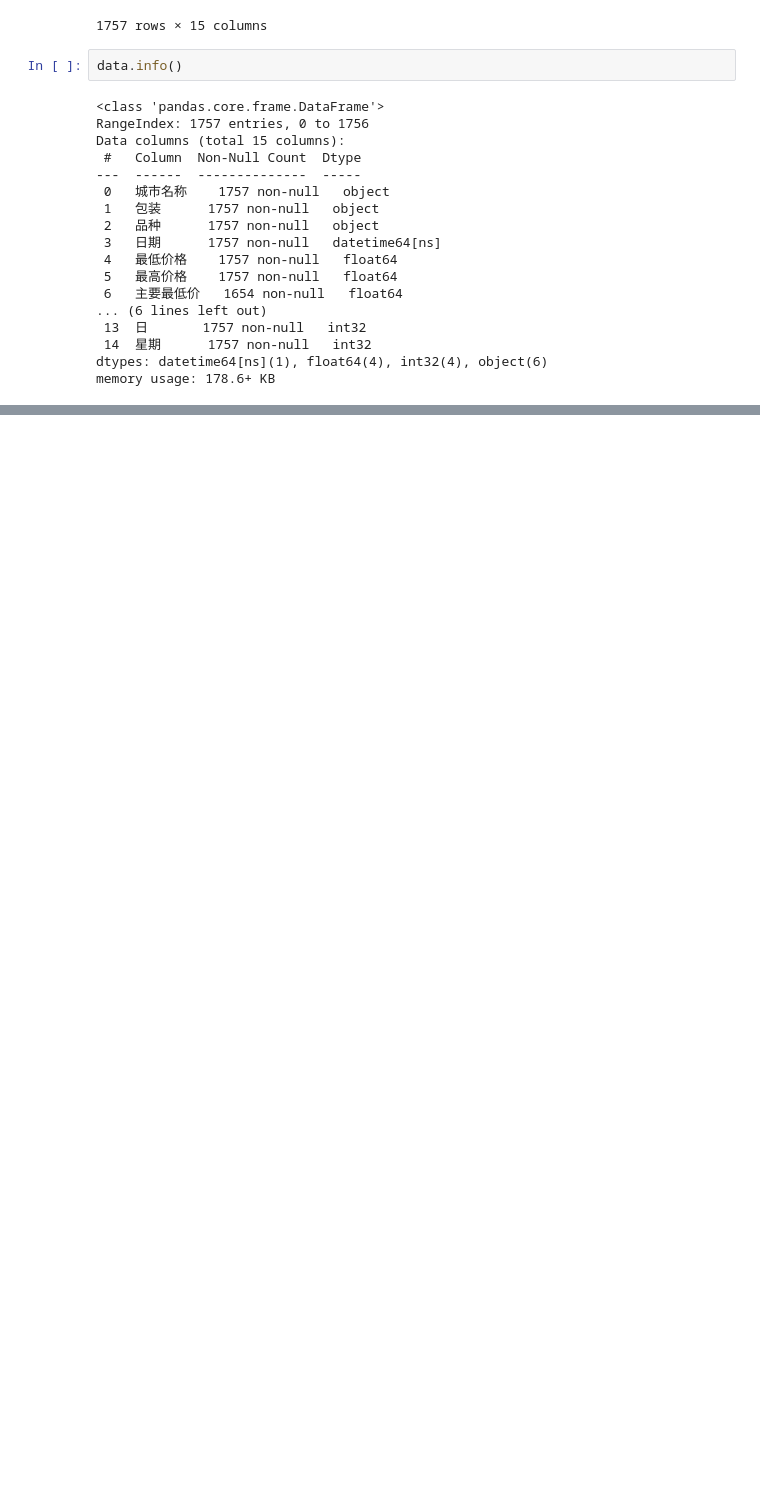
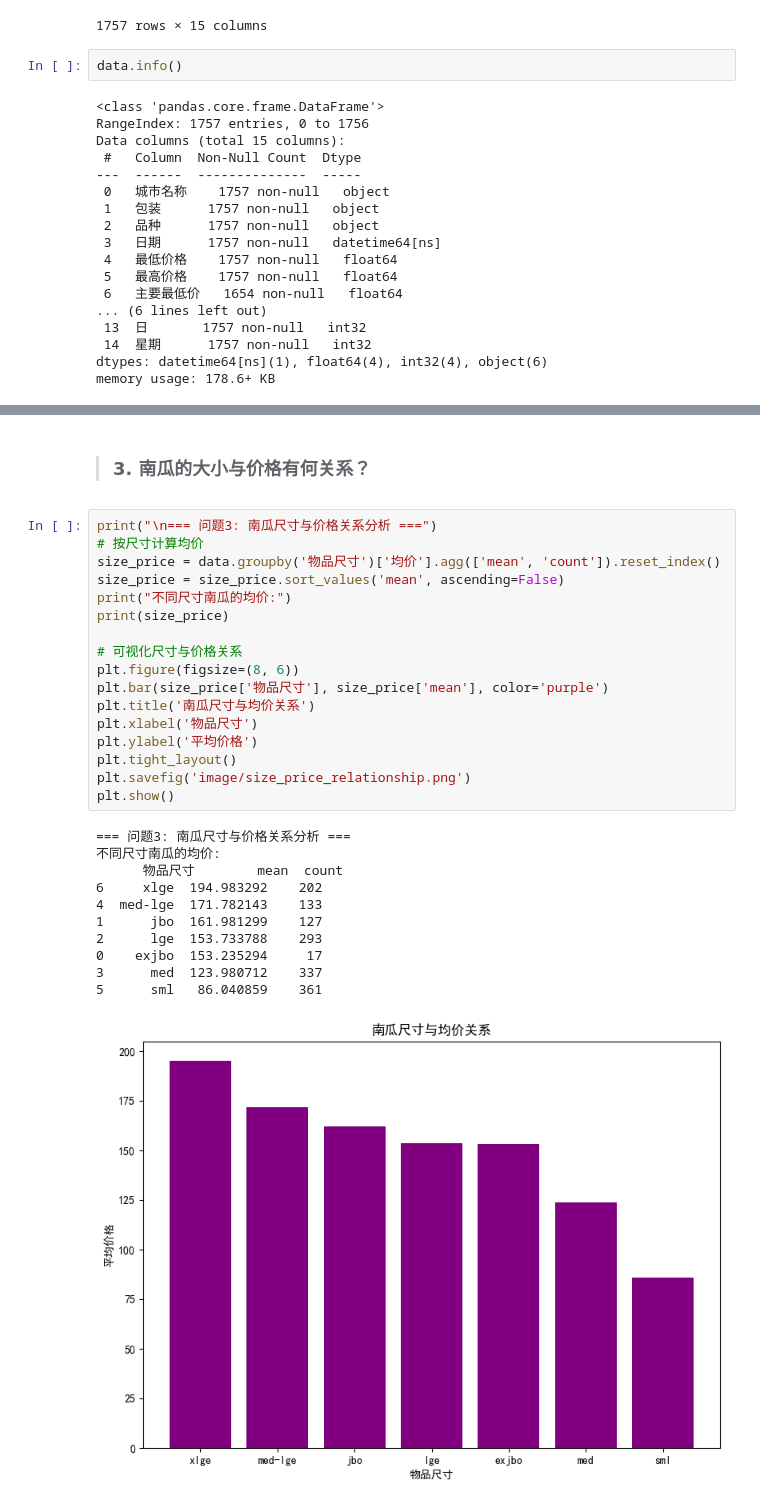
Before and after one commit to liushisi7/liushisi7_xiaoxueqi_renmeng, a Jupyter notebook: 作业二/matplotlib_数据可视化.ipynb, the cells around one changed output, grey strips where cells are left out. Cells and saved outputs as stored; diff of their text form; blank space fills up the shorter version.

```diff
--- a/作业二/matplotlib_数据可视化.ipynb
+++ b/作业二/matplotlib_数据可视化.ipynb
@@ -242,0 +419,31 @@ data.describe()
+# %% [markdown]
+>### 3. 南瓜的大小与价格有何关系？
+# %%
+print("\n=== 问题3: 南瓜尺寸与价格关系分析 ===")
+# 按尺寸计算均价
+size_price = data.groupby('物品尺寸')['均价'].agg(['mean', 'count']).reset_index()
+size_price = size_price.sort_values('mean', ascending=False)
+print("不同尺寸南瓜的均价:")
+print(size_price)
+
+# 可视化尺寸与价格关系
+plt.figure(figsize=(8, 6))
+plt.bar(size_price['物品尺寸'], size_price['mean'], color='purple')
+plt.title('南瓜尺寸与均价关系')
+plt.xlabel('物品尺寸')
+plt.ylabel('平均价格')
+plt.tight_layout()
+plt.savefig('image/size_price_relationship.png')
+plt.show()
+# %% [output]
+=== 问题3: 南瓜尺寸与价格关系分析 ===
+不同尺寸南瓜的均价:
+      物品尺寸        mean  count
+6     xlge  194.983292    202
+4  med-lge  171.782143    133
+1      jbo  161.981299    127
+2      lge  153.733788    293
+0    exjbo  153.235294     17
+3      med  123.980712    337
+5      sml   86.040859    361
+[figure, added]
```
Also changed, not shown: parts of 33 cells of this notebook, 6 other files.
